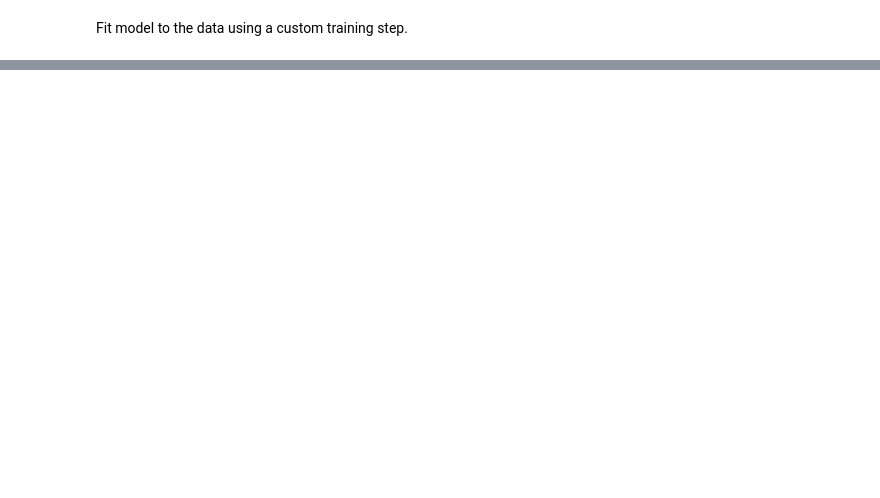
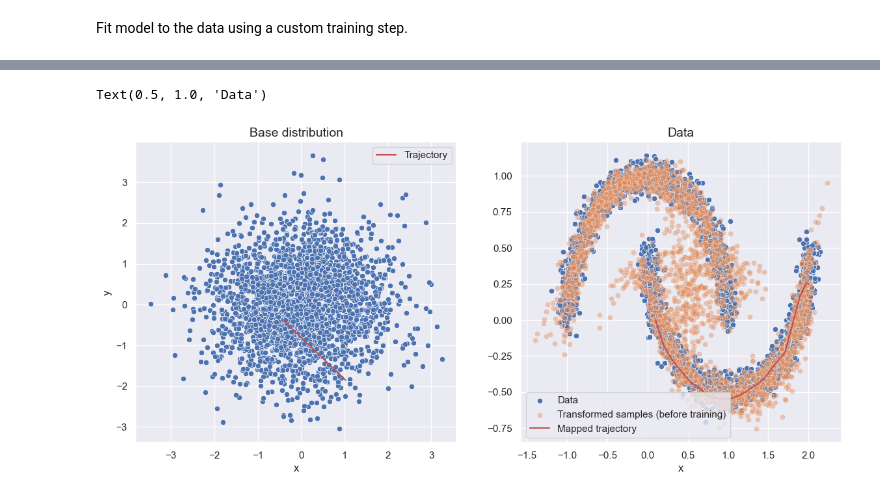
Before and after one commit to emanuele-moscato/bayesian-explorations, a Jupyter notebook: notebooks/real_nvp_flows_from_scratch.ipynb, the cells around one changed output, grey strips where cells are left out. Cells and saved outputs as stored; diff of their text form; code cells hidden in the pictures; blank space fills up the shorter version.

```diff
--- a/notebooks/real_nvp_flows_from_scratch.ipynb
+++ b/notebooks/real_nvp_flows_from_scratch.ipynb
@@ -246,0 +381,70 @@ plt.title('Data', fontsize=14)
+# %%
+# Extrema of the trajectory in z-space.
+# z_extr = tf.constant([[-2., -1.], [1.5, -.5]])
+x_extr = tf.constant([[2., 0.25], [0.1, 0.]])
+
+z_extr = rnvp_model.transformed_distr.bijector.inverse(x_extr)
+
+# Trajectory in z-space.
+z_traj = (z_extr[1, :] - z_extr[0, :]) * tf.linspace(0., 1., 200)[:, tf.newaxis] + z_extr[0, :]
+
+# Trajectory in x-space (i.e. image of the trajectory in z-space
+# via the model).
+x_traj = rnvp_model(z_traj)
+
+
+# Plot the samples and the curves.
+fig, axs = plt.subplots(figsize=(14, 6), nrows=1, ncols=2)
+
+base_samples = rnvp_model.base_distr.sample(2500)
+
+sns.scatterplot(
+    x=base_samples[:, 0],
+    y=base_samples[:, 1],
+    ax=axs[0]
+)
+
+sns.lineplot(
+    x=z_traj[:, 0],
+    y=z_traj[:, 1],
+    ax=axs[0],
+    color='r',
+    label='Trajectory'
+)
+
+plt.sca(axs[0])
+plt.xlabel('x')
+plt.ylabel('y')
+plt.title('Base distribution', fontsize=14)
+
+sns.scatterplot(
+    x=data[:, 0],
+    y=data[:, 1],
+    ax=axs[1],
+    label='Data'
+)
+
+transformed_samples = rnvp_model.transformed_distr.bijector.forward(base_samples)
+
+sns.scatterplot(
+    x=transformed_samples[:, 0],
+    y=transformed_samples[:, 1],
+    ax=axs[1],
+    label='Transformed samples (before training)',
+    alpha=.4
+)
+
+sns.lineplot(
+    x=x_traj[:, 0],
+    y=x_traj[:, 1],
+    ax=axs[1],
+    color='r',
+    label='Mapped trajectory'
+)
+
+plt.sca(axs[1])
+plt.xlabel('x')
+plt.title('Data', fontsize=14)
+# %% [output]
+Text(0.5, 1.0, 'Data')
+[figure, added]
```
Also changed, not shown: parts of 19 cells of this notebook.
